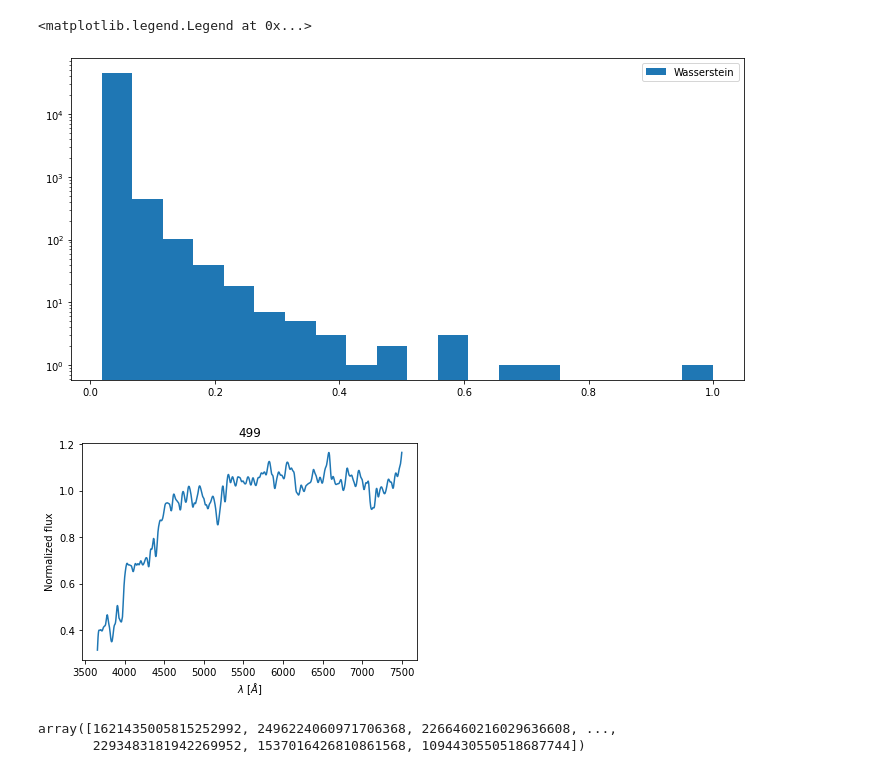
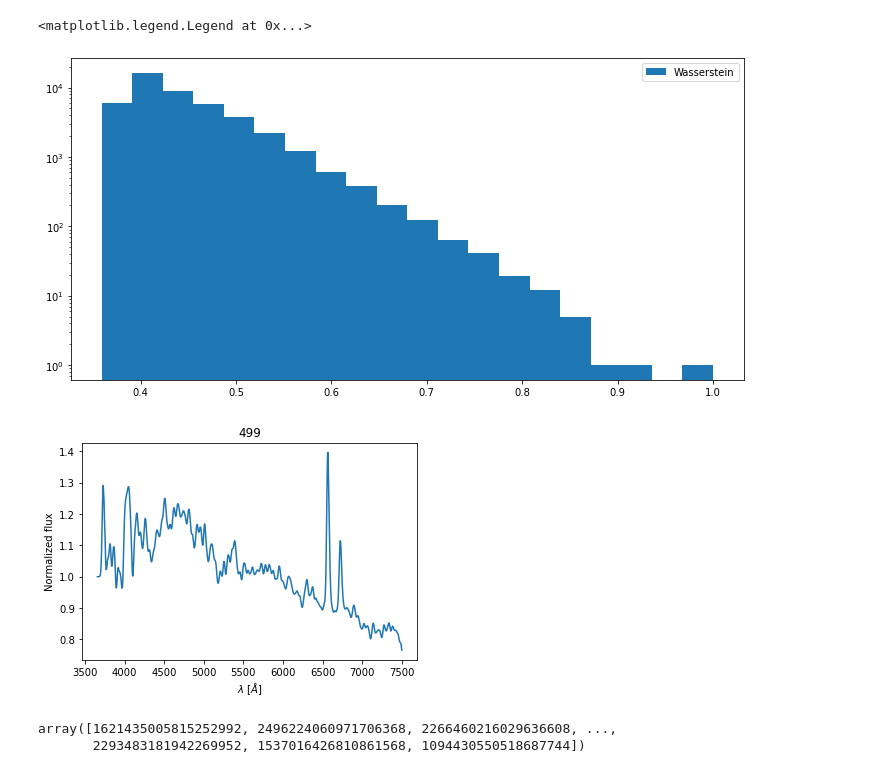
Before and after one commit to cosmic-hi-5/astropology, a Jupyter notebook: anomaly/sdss.ipynb, the cells around one changed output. Saved outputs shown, nothing was run; the diff lists cells and outputs as text; code cells hidden in the pictures.

```diff
--- a/anomaly/sdss.ipynb
+++ b/anomaly/sdss.ipynb
@@ -12,20 +13,15 @@ data_directory = f"{work}/data/spectra"
 # %%
-spectra = np.load(
-    f"{data_directory}/filtered_spectra.npy",
-    mmap_mode="r"
-)
+spectra = np.load(f"{data_directory}/filtered_spectra.npy", mmap_mode="r")
 
 wave = np.load(f"{data_directory}/wave.npy")
 
 w_distances = np.load(
-    f"{data_directory}/sdss_wasserstein_45651.npy",
-    mmap_mode="r"
+    f"{data_directory}/sdss_min_max_norm_wasserstein_45651.npy", mmap_mode="r"
 )
 
 
 objectid_w = np.load(
-    f"{data_directory}/ids_imputing.npy",
-    mmap_mode="r"
+    f"{data_directory}/ids_imputing.npy", mmap_mode="r"
 ).astype(int)
 # %%
 w_score = np.empty(w_distances.shape[0])
@@ -39,19 +35,18 @@ w_rank = np.argsort(w_score)
 w_ranked_objectid = objectid_w[w_rank]
 # %%
 fig, ax = plt.subplots(
-    sharey=True, ncols=1, nrows=1, tight_layout=True,
-    figsize=(10, 5)
+    sharey=True, ncols=1, nrows=1, tight_layout=True, figsize=(10, 5)
 )
 bins = 20
 _ = ax.hist(w_score, bins=bins, label="Wasserstein")
 ax.set_yscale("log")
 ax.legend()
 # %% [output]
 <matplotlib.legend.Legend at 0x...>
-[figure, old version]
+[figure, new version]
 # %%
-for rank in range(0, 500):
-    rank *= 1
+for rank in range(1, 500):
+    rank *= -1
     spectrum = spectra[w_ranked_objectid[rank]]
 
     plt.clf()
@@ -60,8 +55,8 @@ for rank in range(0, 500):
     plt.xlabel("$\lambda$ [$\AA$]")
     plt.ylabel("Normalized flux")
 
-    save_to = "/home/edgar/Downloads/spec/normal"
+    save_to = "/home/edgar/Downloads/spec/min_max_norm/anomaly"
     plt.savefig(f"{save_to}/{abs(rank):03d}.pdf")
 # %% [output]
-[figure, old version]
+[figure, new version]
 # %%
```
Also changed, not shown: parts of 4 cells of this notebook, 23 other files.
